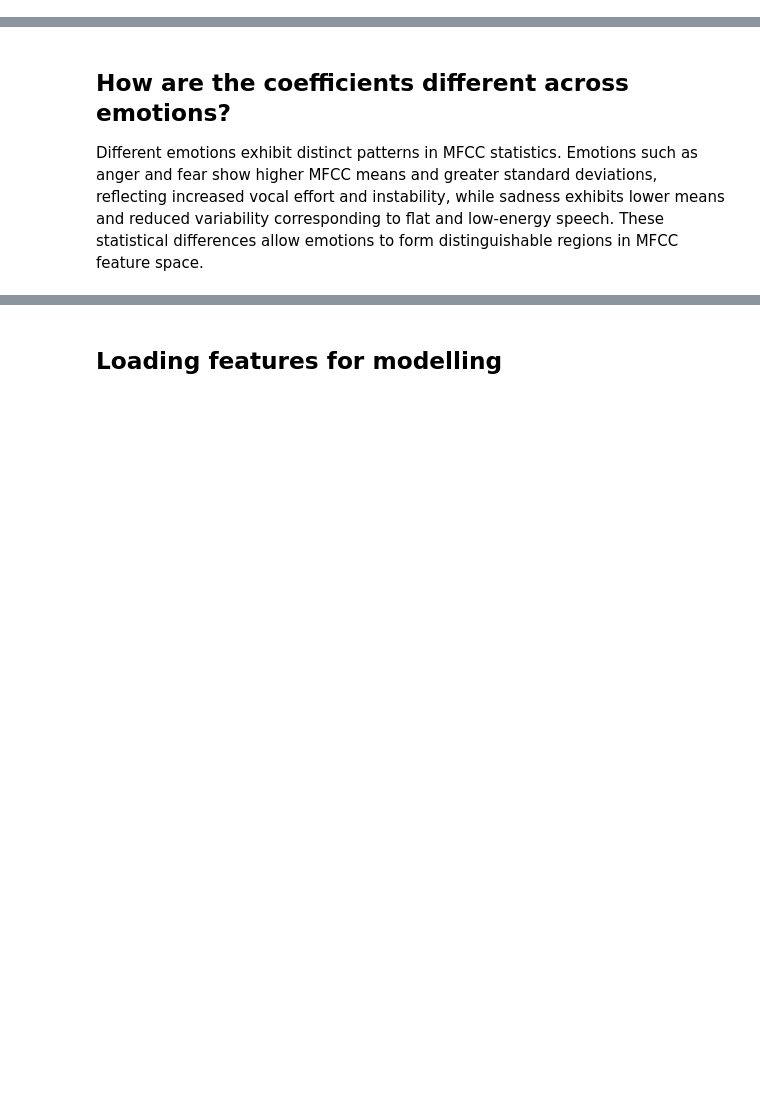
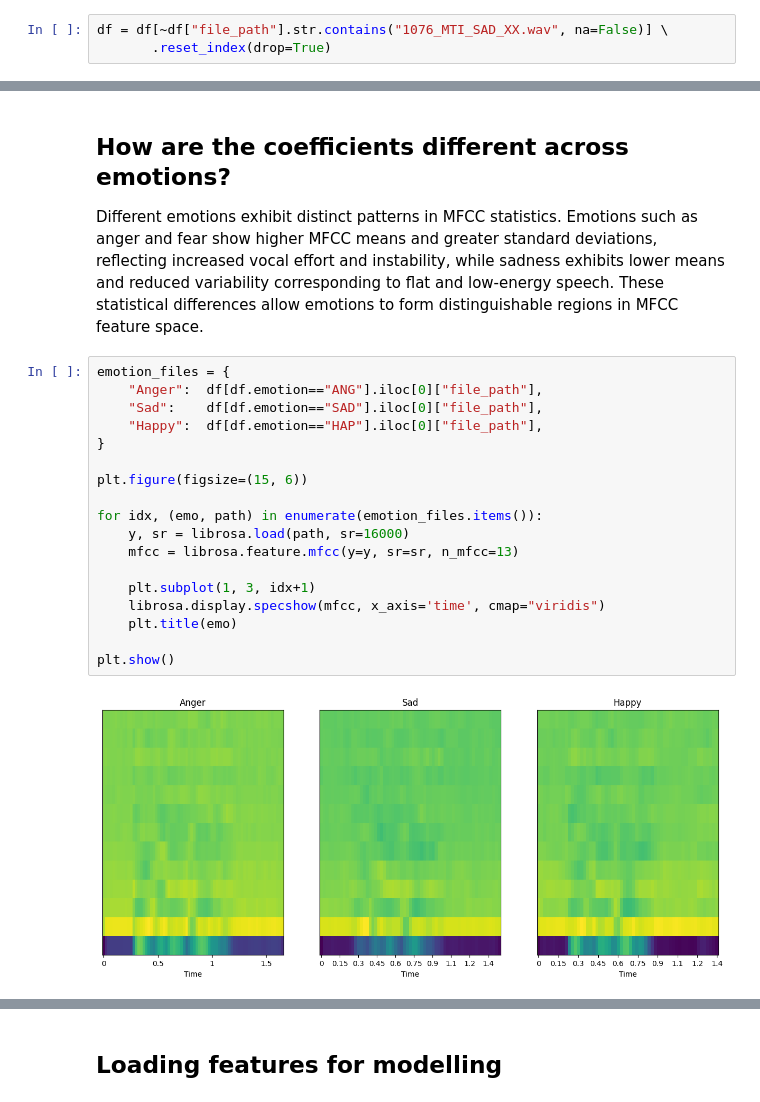
Before and after one commit to Preslavva/EmoReco, a Jupyter notebook: EmoReco.ipynb, the cells around one changed output, grey strips where cells are left out. Cells and saved outputs as stored; diff of their text form; blank space fills up the shorter version.

```diff
--- a/EmoReco.ipynb
+++ b/EmoReco.ipynb
@@ -248,0 +358,3 @@ There are no duplicate file names.
+# %%
+df = df[~df["file_path"].str.contains("1076_MTI_SAD_XX.wav", na=False)] \
+       .reset_index(drop=True)
@@ -516,3 +633,23 @@ anger and fear show higher MFCC means and greater standard deviations, reflectin
 increased vocal effort and instability, while sadness exhibits lower means and
 reduced variability corresponding to flat and low-energy speech. These statistical
 differences allow emotions to form distinguishable regions in MFCC feature space.
+# %%
+emotion_files = {
+    "Anger":  df[df.emotion=="ANG"].iloc[0]["file_path"],
+    "Sad":    df[df.emotion=="SAD"].iloc[0]["file_path"],
+    "Happy":  df[df.emotion=="HAP"].iloc[0]["file_path"],
+}
+
+plt.figure(figsize=(15, 6))
+
+for idx, (emo, path) in enumerate(emotion_files.items()):
+    y, sr = librosa.load(path, sr=16000)
+    mfcc = librosa.feature.mfcc(y=y, sr=sr, n_mfcc=13)
+
+    plt.subplot(1, 3, idx+1)
+    librosa.display.specshow(mfcc, x_axis='time', cmap="viridis")
+    plt.title(emo)
+
+plt.show()
+# %% [output]
+[figure, added]
```
Also changed, not shown: parts of 26 cells of this notebook.
